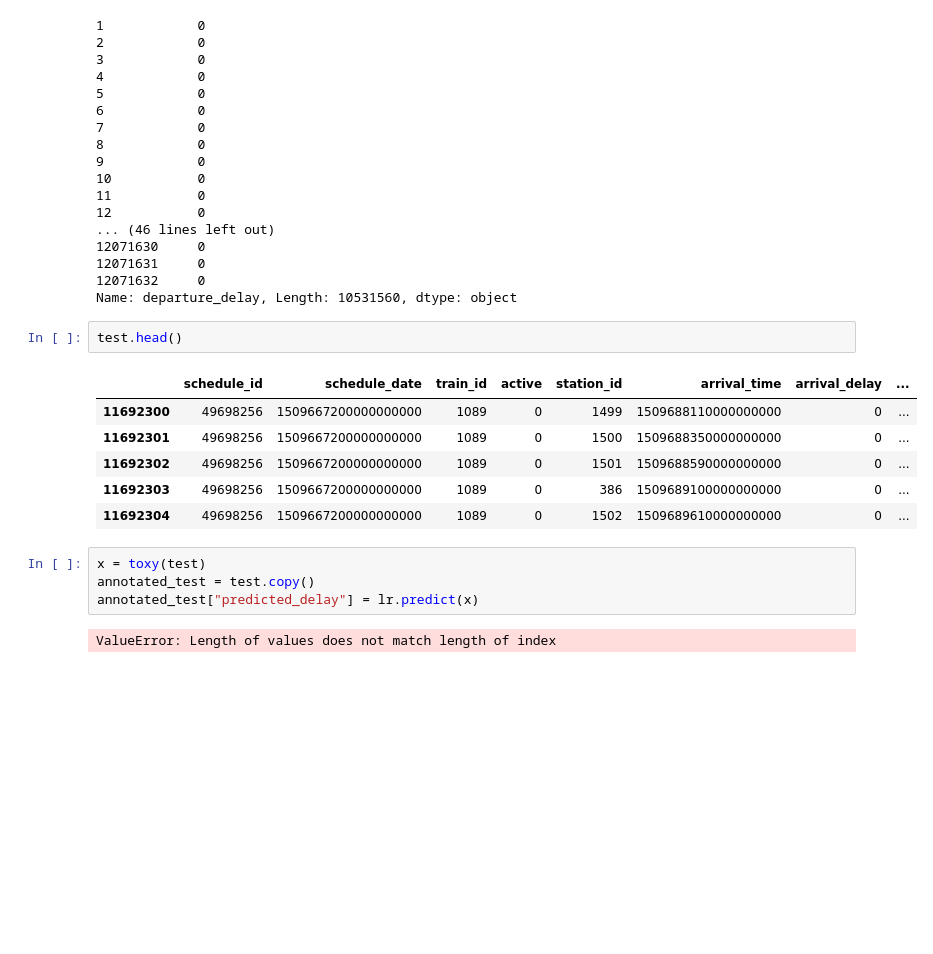
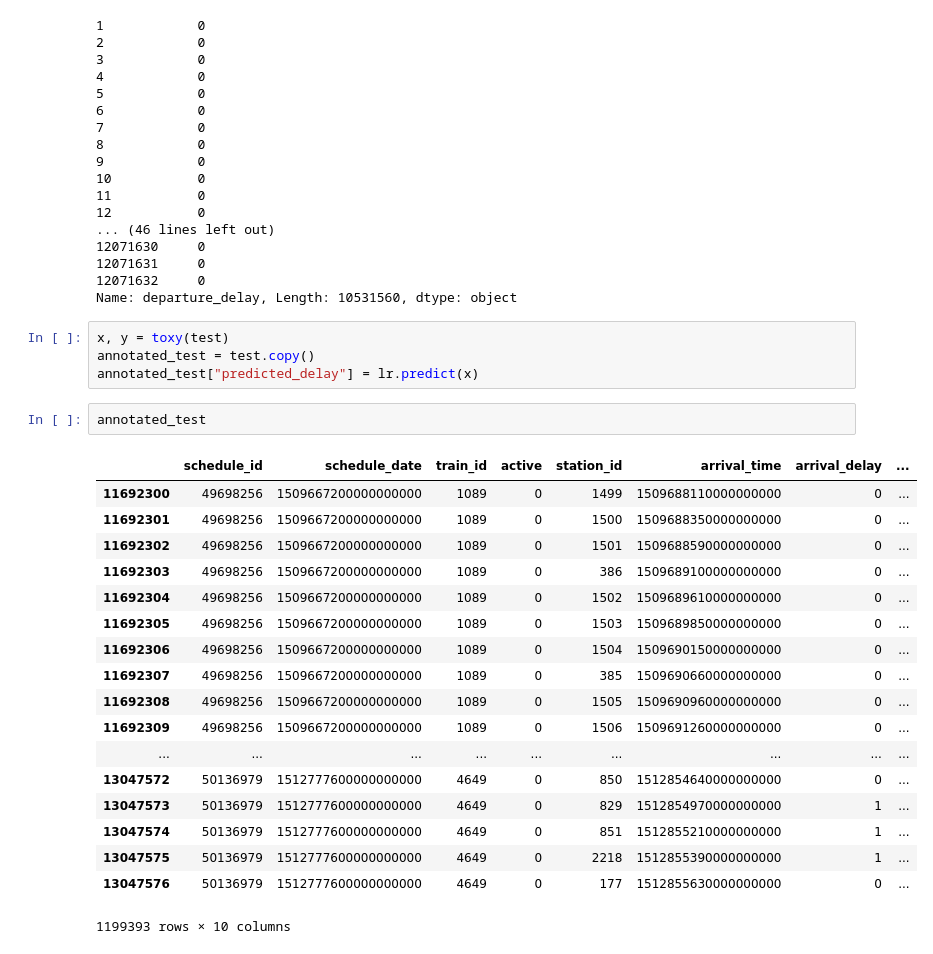
Before and after one commit to mluszczyk/delays, a Jupyter notebook: delays.ipynb, the cells around one changed output. Saved outputs shown, nothing was run; the diff lists cells and outputs as text; blank space fills up the shorter version.

```diff
--- a/delays.ipynb
+++ b/delays.ipynb
@@ -109,18 +109,28 @@ train.departure_delay
 12071631     0
 12071632     0
 Name: departure_delay, Length: 10531560, dtype: object
-# %%
-test.head()
-# %% [output]
-|  | schedule_id | schedule_date | train_id | active | station_id | arrival_time | arrival_delay | ... |
-| 11692300 | 49698256 | 1509667200000000000 | 1089 | 0 | 1499 | 1509688110000000000 | 0 | ... |
-| 11692301 | 49698256 | 1509667200000000000 | 1089 | 0 | 1500 | 1509688350000000000 | 0 | ... |
-| 11692302 | 49698256 | 1509667200000000000 | 1089 | 0 | 1501 | 1509688590000000000 | 0 | ... |
-| 11692303 | 49698256 | 1509667200000000000 | 1089 | 0 | 386 | 1509689100000000000 | 0 | ... |
-| 11692304 | 49698256 | 1509667200000000000 | 1089 | 0 | 1502 | 1509689610000000000 | 0 | ... |
 # %%
-x = toxy(test)
+x, y = toxy(test)
 annotated_test = test.copy()
 annotated_test["predicted_delay"] = lr.predict(x)
-# %% [output]
-ValueError: Length of values does not match length of index
+# %%
+annotated_test
+# %% [output]
+|  | schedule_id | schedule_date | train_id | active | station_id | arrival_time | arrival_delay | ... |
+| 11692300 | 49698256 | 1509667200000000000 | 1089 | 0 | 1499 | 1509688110000000000 | 0 | ... |
+| 11692301 | 49698256 | 1509667200000000000 | 1089 | 0 | 1500 | 1509688350000000000 | 0 | ... |
+| 11692302 | 49698256 | 1509667200000000000 | 1089 | 0 | 1501 | 1509688590000000000 | 0 | ... |
+| 11692303 | 49698256 | 1509667200000000000 | 1089 | 0 | 386 | 1509689100000000000 | 0 | ... |
+| 11692304 | 49698256 | 1509667200000000000 | 1089 | 0 | 1502 | 1509689610000000000 | 0 | ... |
+| 11692305 | 49698256 | 1509667200000000000 | 1089 | 0 | 1503 | 1509689850000000000 | 0 | ... |
+| 11692306 | 49698256 | 1509667200000000000 | 1089 | 0 | 1504 | 1509690150000000000 | 0 | ... |
+| 11692307 | 49698256 | 1509667200000000000 | 1089 | 0 | 385 | 1509690660000000000 | 0 | ... |
+| 11692308 | 49698256 | 1509667200000000000 | 1089 | 0 | 1505 | 1509690960000000000 | 0 | ... |
+| 11692309 | 49698256 | 1509667200000000000 | 1089 | 0 | 1506 | 1509691260000000000 | 0 | ... |
+| ... | ... | ... | ... | ... | ... | ... | ... | ... |
+| 13047572 | 50136979 | 1512777600000000000 | 4649 | 0 | 850 | 1512854640000000000 | 0 | ... |
+| 13047573 | 50136979 | 1512777600000000000 | 4649 | 0 | 829 | 1512854970000000000 | 1 | ... |
+| 13047574 | 50136979 | 1512777600000000000 | 4649 | 0 | 851 | 1512855210000000000 | 1 | ... |
+| 13047575 | 50136979 | 1512777600000000000 | 4649 | 0 | 2218 | 1512855390000000000 | 1 | ... |
+| 13047576 | 50136979 | 1512777600000000000 | 4649 | 0 | 177 | 1512855630000000000 | 0 | ... |
+1199393 rows × 10 columns
```
Also changed, not shown: parts of 4 cells of this notebook.
